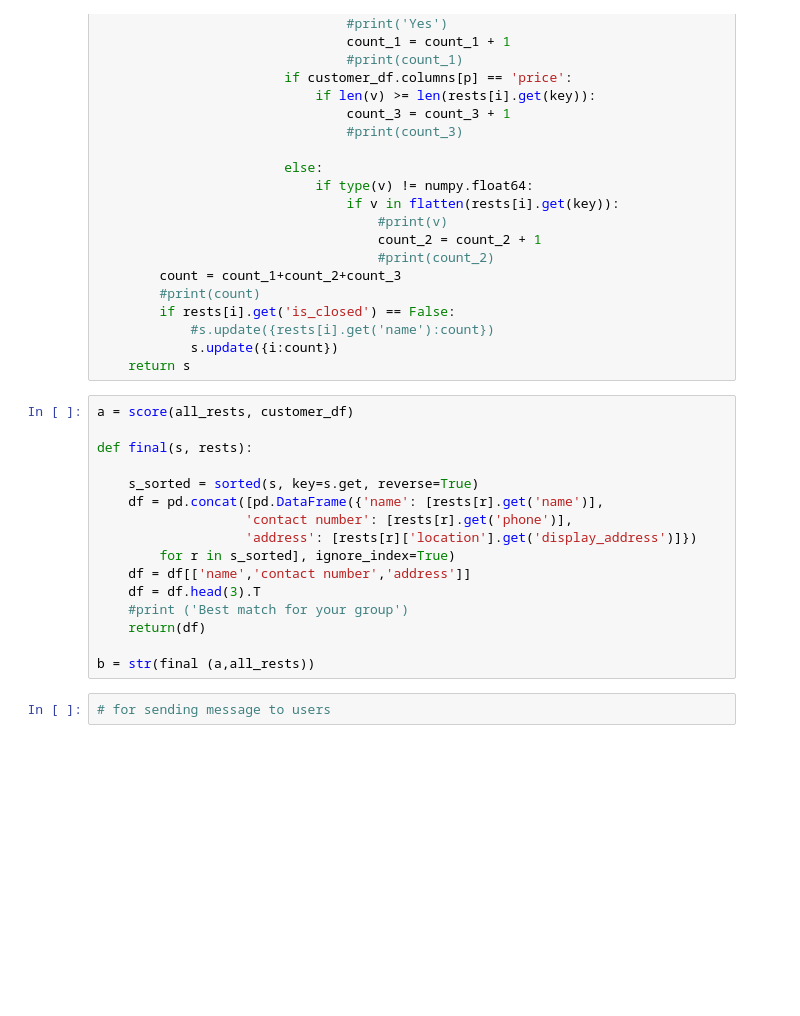
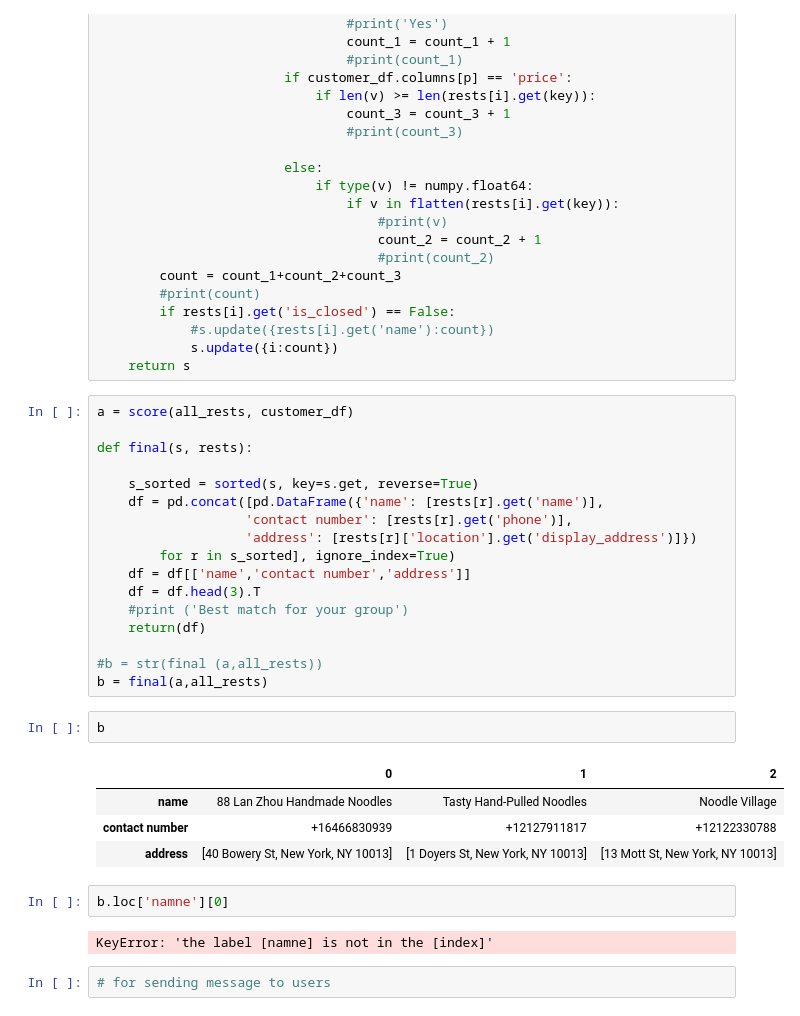
Before and after one commit to cloneforyou/Restaurant, a Jupyter notebook: Combined code.ipynb, the cells around one changed output. Saved outputs shown, nothing was run; the diff lists cells and outputs as text; blank space fills up the shorter version.

```diff
--- a/Combined code.ipynb
+++ b/Combined code.ipynb
@@ -254,7 +259,19 @@ def final(s, rests):
     #print ('Best match for your group')
     return(df)
 
-b = str(final (a,all_rests))
+#b = str(final (a,all_rests))
+b = final(a,all_rests)
+# %%
+b
+# %% [output]
+|  | 0 | 1 | 2 |
+| name | 88 Lan Zhou Handmade Noodles | Tasty Hand-Pulled Noodles | Noodle Village |
+| contact number | +16466830939 | +12127911817 | +12122330788 |
+| address | [40 Bowery St, New York, NY 10013] | [1 Doyers St, New York, NY 10013] | [13 Mott St, New York, NY 10013] |
+# %%
+b.loc['namne'][0]
+# %% [output]
+KeyError: 'the label [namne] is not in the [index]'
 # %%
 # for sending message to users
 # %%
```
Also changed, not shown: parts of 14 cells of this notebook, 1 other file.
